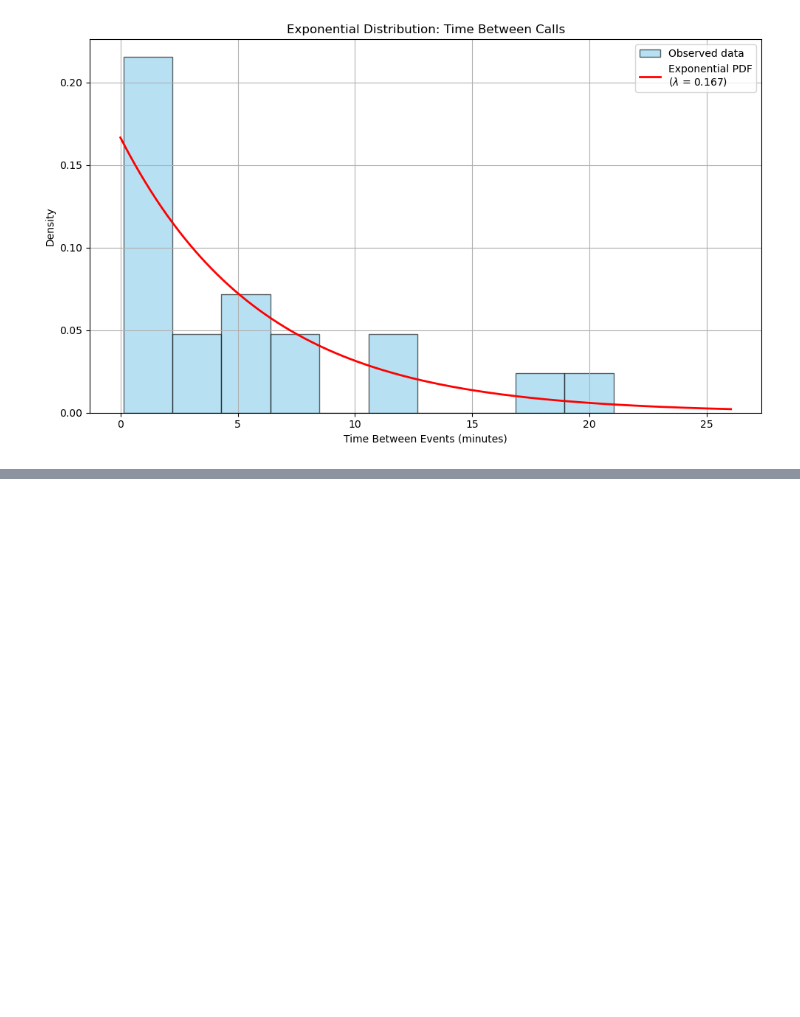
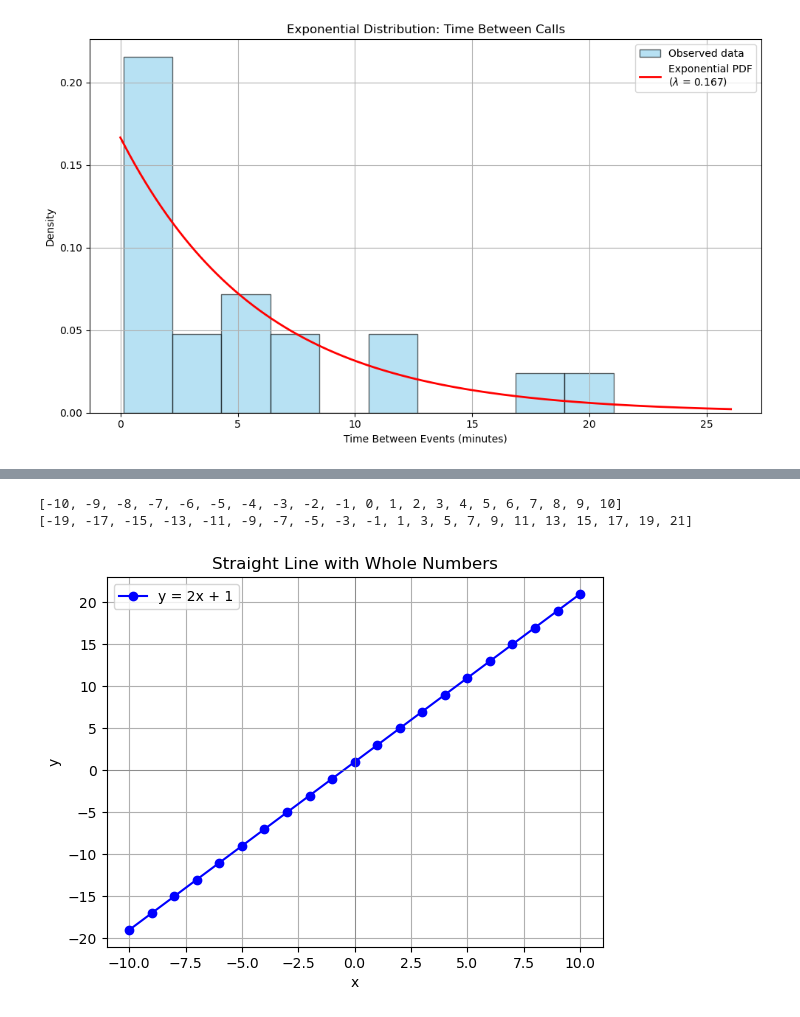
Before and after one commit to proarcherdemo/PythonTraining, a Jupyter notebook: 13. datascience/matplotlib_visualization.ipynb, the cells around one changed output, grey strips where cells are left out. Cells and saved outputs as stored; diff of their text form; code cells hidden in the pictures; blank space fills up the shorter version.

```diff
--- a/13. datascience/matplotlib_visualization.ipynb
+++ b/13. datascience/matplotlib_visualization.ipynb
@@ -551,0 +577,25 @@ plt.show()
+# %%
+import matplotlib.pyplot as plt
+
+# Whole number x-values from -10 to 10
+x = list(range(-10, 11))
+
+# Compute y-values using the equation y = 2x + 1
+y = [2 * i + 1 for i in x]
+
+print(x)
+print(y)
+# Plotting
+plt.plot(x, y, marker='o', color='blue', label='y = 2x + 1')
+plt.xlabel('x')
+plt.ylabel('y')
+plt.title('Straight Line with Whole Numbers')
+plt.axhline(0, color='gray', linewidth=0.5)  # x-axis
+plt.axvline(0, color='gray', linewidth=0.5)  # y-axis
+plt.grid(True)
+plt.legend()
+plt.show()
+# %% [output]
+[-10, -9, -8, -7, -6, -5, -4, -3, -2, -1, 0, 1, 2, 3, 4, 5, 6, 7, 8, 9, 10]
+[-19, -17, -15, -13, -11, -9, -7, -5, -3, -1, 1, 3, 5, 7, 9, 11, 13, 15, 17, 19, 21]
+[figure, added]
```
Also changed, not shown: parts of 12 cells of this notebook, 11 other files.
